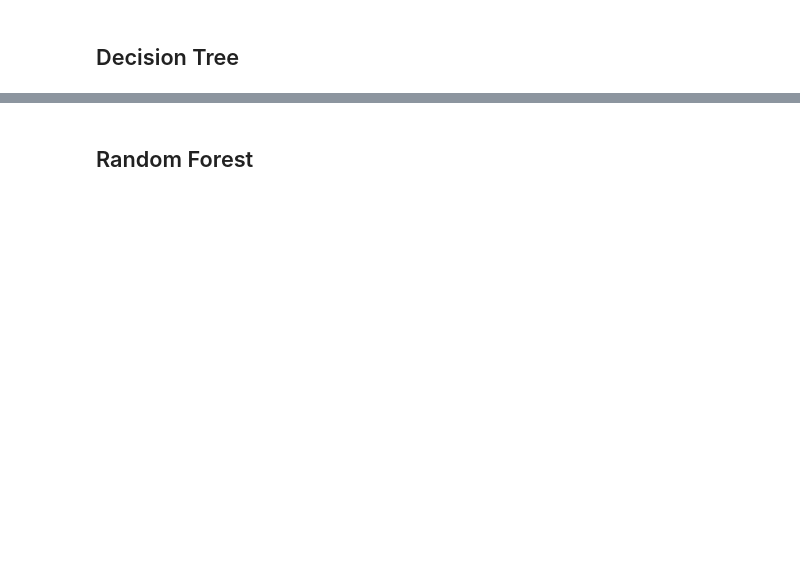
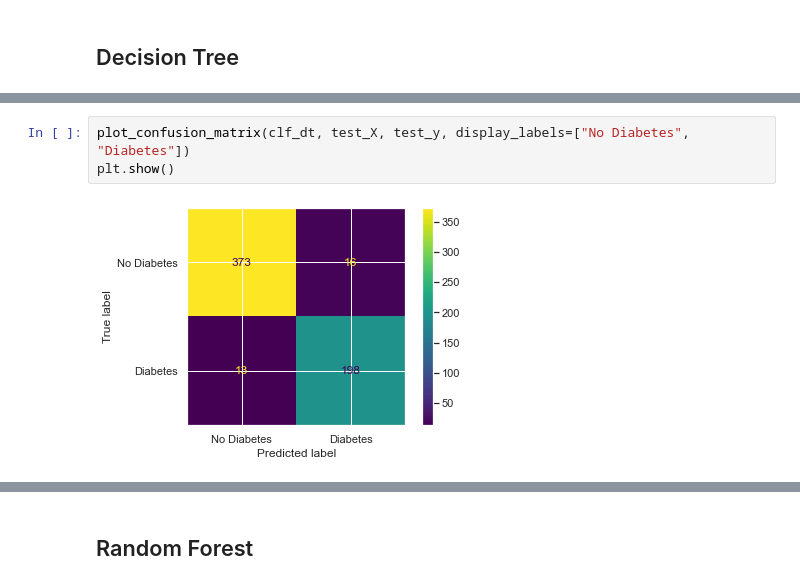
Before and after one commit to Ahmed-Alsardi/CS364_ml_project, a Jupyter notebook: main.ipynb, the cells around one changed output, grey strips where cells are left out. Drawn from its saved outputs; the diff is of its cells as text; blank space fills up the shorter version.

```diff
--- a/main.ipynb
+++ b/main.ipynb
@@ -197,0 +294,5 @@ print(knn_accuracy, knn_precision, knn_recall)
+# %%
+plot_confusion_matrix(clf_dt, test_X, test_y, display_labels=["No Diabetes", "Diabetes"])
+plt.show()
+# %% [output]
+[figure, added]
```
Also changed, not shown: parts of 23 cells of this notebook.
